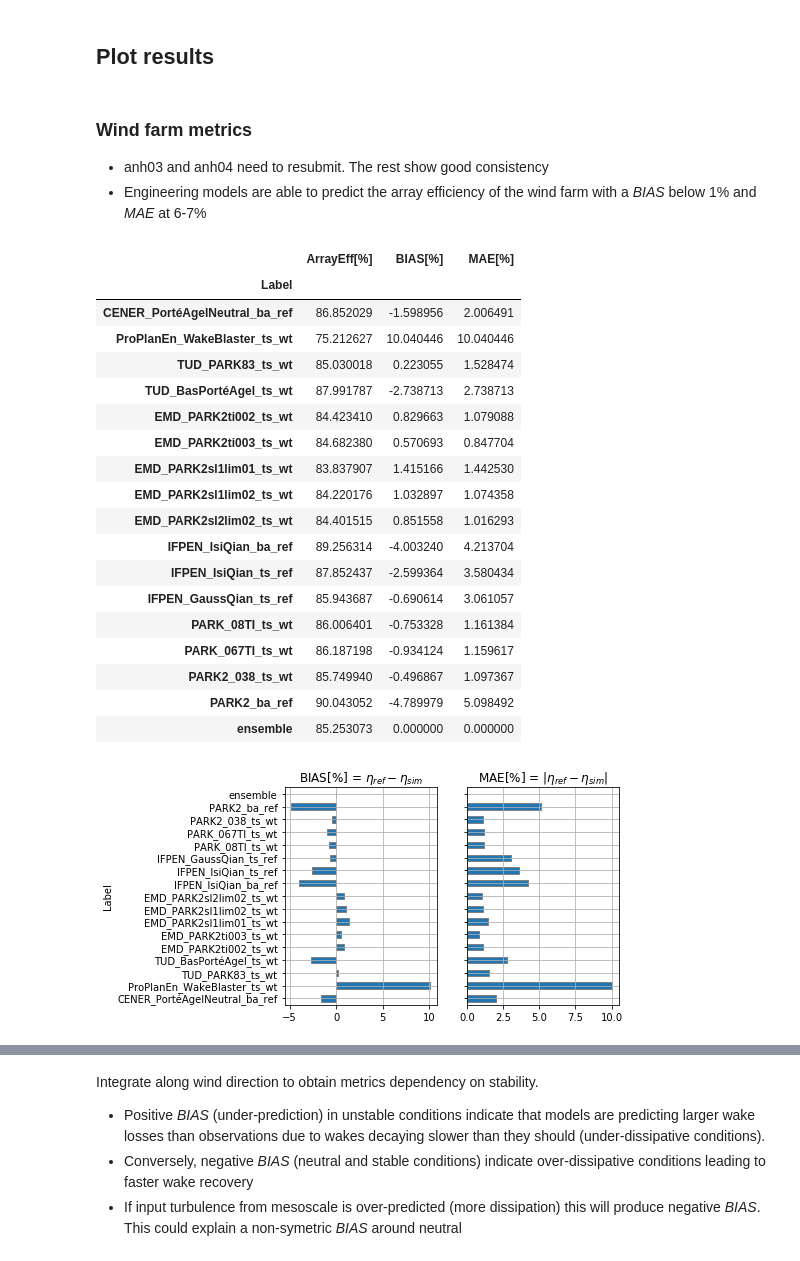
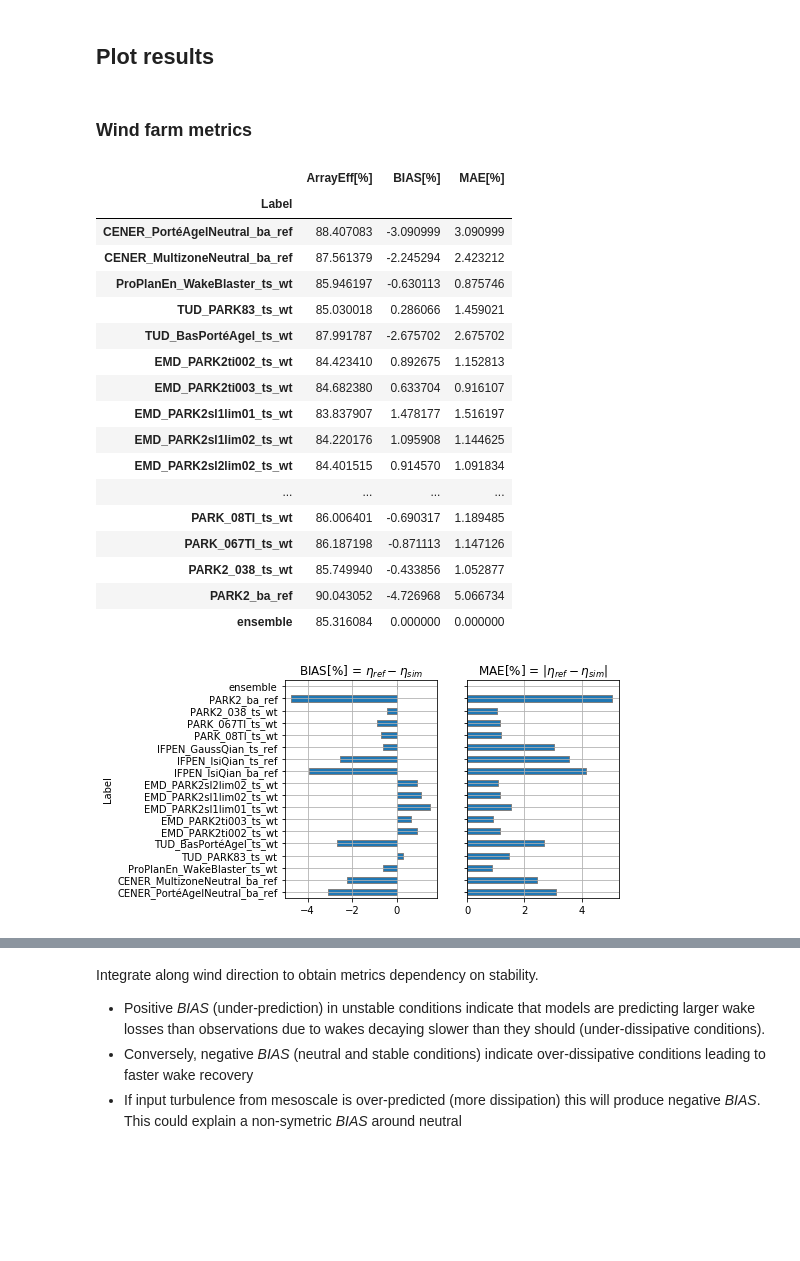
Before and after one commit to CENER-EPR/OWAbench, a Jupyter notebook: Anholt/Anholt_ArrayEfficiency.ipynb, the cells around one changed output, grey strips where cells are left out. Cells and saved outputs as stored; diff of their text form; code cells hidden in the pictures; blank space fills up the shorter version.

```diff
--- a/Anholt/Anholt_ArrayEfficiency.ipynb
+++ b/Anholt/Anholt_ArrayEfficiency.ipynb
@@ -37,9 +35,9 @@ n_sim = 19 # number of submited simulations + 1 (ensemble)
 sims = pd.DataFrame(columns = ['ID','Ensemble','Participant','Model Name', 'Model Type','Approach','Input','Remarks','Label'],
                    index = np.arange(0,n_sim,1))
 sims.loc[0]  = ['anh00a'  ,0,'CENER'    ,'FLORIS'     ,'Porté-Agel'         ,'ts','ctrl,ref','Neutral'         ,'CENER_PortéAgelNeutral_ba_ref']
-sims.loc[1]  = ['anh00b'  ,0,'CENER'    ,'FLORIS'     ,'Jensen'             ,'ba','ctrl,ref','Neutral'         ,'CENER_JensenNeutral_ba_ref'   ]
-sims.loc[2]  = ['anh00c'  ,0,'CENER'    ,'FLORIS'     ,'Multizone'          ,'ba','ctrl,ref','Neutral'         ,'CENER_MultizoneNeutral_ba_ref']
-sims.loc[3]  = ['anh01'   ,0,'ProPlanEn','WakeBlaster','RANS Eddy-Vis'      ,'ts','ctrl,wt' ,' '               ,'ProPlanEn_WakeBlaster_ts_wt']
+sims.loc[1]  = ['anh00b'  ,0,'CENER'    ,'FLORIS'     ,'Jensen'             ,'ts','ctrl,ref','Neutral'         ,'CENER_JensenNeutral_ba_ref'   ]
+sims.loc[2]  = ['anh00c'  ,0,'CENER'    ,'FLORIS'     ,'Multizone'          ,'ts','ctrl,ref','Neutral'         ,'CENER_MultizoneNeutral_ba_ref']
+sims.loc[3]  = ['anh01'   ,1,'ProPlanEn','WakeBlaster','RANS Eddy-Vis'      ,'ts','ctrl,wt' ,' '               ,'ProPlanEn_WakeBlaster_ts_wt']
 sims.loc[4]  = ['anh02a'  ,1,'TU-Delft' ,'eWakeLab'   ,'PARK83'             ,'ts','ctrl,wt' ,'Dynamic Cw'      ,'TUD_PARK83_ts_wt']
 sims.loc[5]  = ['anh02b'  ,1,'TU-Delft' ,'eWakeLab'   ,'Bastankah&PortéAgel','ts','ctrl,wt' ,'Dynamic Cw'      ,'TUD_BasPortéAgel_ts_wt']
 sims.loc[6]  = ['anh05a'  ,1,'EMD'      ,'WindPro'    ,'PARK2'              ,'ts','ctrl,wt' ,'TI-based lim002' ,'EMD_PARK2ti002_ts_wt']
@@ -56,7 +54,7 @@ sims.loc[16] = ['anh08c'  ,1,'Anonymous','WindPro'    ,'PARK'               ,'ts
 sims.loc[17] = ['anh09a'  ,0,'Anonymous','WindPro'    ,'PARK2'              ,'ba','ctrl,ref','Stability based' ,'PARK2_ba_ref']
 sims.loc[18] = ['ensemble',0,' '        ,' '          ,' '                  ,'ba',' '       ,' '               ,'ensemble']
 ensemble = sims.index[sims['Ensemble'] == 1].tolist()
-sims
+sims.style.set_properties(**{'text-align': 'center'})
 # %% [output]
 |  | ID | Ensemble | Participant | Model Name | Model Type | Approach | Input | Remarks | Label |
 | 0 | anh00a | 0 | CENER | FLORIS | Porté-Agel | ts | ctrl,ref | Neutral | CENER_PortéAgelNeutral_ba_ref |
@@ -345,56 +343,55 @@ for isim in range(n_sim):
 ## Plot results
 # %%
 # Here you can select which simulations to plot and highlight some of them
-#plotresults = sims.index.tolist()              # all simulations
-plotresults = ensemble.copy()                  # simulations participating in the ensemble
-plotresults.append(n_sim-1)                             # and the ensemble itself
 
-plotresults = list(range(0, n_sim))           # list the simulations you want to plot
+#plotresults = list(range(0, n_sim))                          # all simulations
 
-plotresults = [0,3,4,5,6,7,8,9,10,11,12,13,14,15,16,17,18]
+#plotresults = ensemble.copy()                           # simulations participating in the ensemble
+#plotresults.append(n_sim-1)                               # add the ensemble
 
-plotresultsname = [sims["Label"][x] for x in plotresults]
+plotresults = [0,2,3,4,5,6,7,8,9,10,11,12,13,14,15,16,17,18] # for cherry peaking
 
-highlight = ['anh00a','anh01','anh02b','anh05b','anh07a','anh08a']          # Highlight results in spagetti plots
-#highlight = ['anh05a','anh05b','anh05c','anh05d','anh05e']          # Highlight results in spagetti plots
+# use 'Label', 'ID' (anonymous) or any other column in the participants table to tag the simulations in the plots
+tags = 'Label'
+plotresultsname = [sims[tags][x] for x in plotresults]
+
+#highlight = ['anh00a','anh01','anh02b','anh05b','anh07a','anh08a']          # Highlight results in spagetti plots
+highlight = ['anh00a','anh00b','anh07a','anh07b','anh07c','anh09a']          # Highlight results in spagetti plots
+#highlight = ['anh00a','anh00b','anh00c']          # Highlight results in spagetti plots
-# %% [markdown]
-### Wind farm metrics
-
-* anh03 and anh04 need to resubmit. The rest show good consistency
-* Engineering models are able to predict the array efficiency of the wind farm with a *BIAS* below 1% and *MAE* at 6-7%
+# %% [markdown]
+### Wind farm metrics
 # %%
 # Compute wind farm metrics
 Metrics = pd.DataFrame(np.zeros((n_sim,3)),
                        columns = ['ArrayEff[%]','BIAS[%]','MAE[%]'],
-                       index = sims["Label"])
+                       index = sims[tags])
 for isim in range(n_sim):
-    Metrics.loc[sims["Label"][isim],'ArrayEff[%]'] = sim_eta_tot[isim]
-    Metrics.loc[sims["Label"][isim],'BIAS[%]'] = bias_tot[isim]
-    Metrics.loc[sims["Label"][isim],'MAE[%]'] = mae_tot[isim]
+    Metrics.loc[sims[tags][isim],'ArrayEff[%]'] = sim_eta_tot[isim]
+    Metrics.loc[sims[tags][isim],'BIAS[%]'] = bias_tot[isim]
+    Metrics.loc[sims[tags][isim],'MAE[%]'] = mae_tot[isim]
 
 fig, ax = plt.subplots(nrows=1, ncols=2, sharey='all')
 Metrics.iloc[plotresults]['BIAS[%]'].plot.barh(ax = ax[0], rot=0, grid=1, edgecolor = 'grey', title='BIAS[%] = $\eta_{ref}-\eta_{sim}$'); #colormap = 'bwr'
 Metrics.iloc[plotresults]['MAE[%]'].plot.barh(ax = ax[1], rot=0, grid=1, edgecolor = 'grey', title='MAE[%] = |$\eta_{ref}-\eta_{sim}$|'); #colormap = 'bwr'
 
 Metrics.iloc[plotresults]
 # %% [output]
 |  | ArrayEff[%] | BIAS[%] | MAE[%] |
 | Label |  |  |  |
-| CENER_PortéAgelNeutral_ba_ref | 86.852029 | -1.598956 | 2.006491 |
-| ProPlanEn_WakeBlaster_ts_wt | 75.212627 | 10.040446 | 10.040446 |
-| TUD_PARK83_ts_wt | 85.030018 | 0.223055 | 1.528474 |
-| TUD_BasPortéAgel_ts_wt | 87.991787 | -2.738713 | 2.738713 |
-| EMD_PARK2ti002_ts_wt | 84.423410 | 0.829663 | 1.079088 |
-| EMD_PARK2ti003_ts_wt | 84.682380 | 0.570693 | 0.847704 |
-| EMD_PARK2sl1lim01_ts_wt | 83.837907 | 1.415166 | 1.442530 |
-| EMD_PARK2sl1lim02_ts_wt | 84.220176 | 1.032897 | 1.074358 |
-| EMD_PARK2sl2lim02_ts_wt | 84.401515 | 0.851558 | 1.016293 |
-| IFPEN_IsiQian_ba_ref | 89.256314 | -4.003240 | 4.213704 |
-| IFPEN_IsiQian_ts_ref | 87.852437 | -2.599364 | 3.580434 |
-| IFPEN_GaussQian_ts_ref | 85.943687 | -0.690614 | 3.061057 |
-| PARK_08TI_ts_wt | 86.006401 | -0.753328 | 1.161384 |
-| PARK_067TI_ts_wt | 86.187198 | -0.934124 | 1.159617 |
-| PARK2_038_ts_wt | 85.749940 | -0.496867 | 1.097367 |
-| PARK2_ba_ref | 90.043052 | -4.789979 | 5.098492 |
-| ensemble | 85.253073 | 0.000000 | 0.000000 |
+| CENER_PortéAgelNeutral_ba_ref | 88.407083 | -3.090999 | 3.090999 |
+| CENER_MultizoneNeutral_ba_ref | 87.561379 | -2.245294 | 2.423212 |
+| ProPlanEn_WakeBlaster_ts_wt | 85.946197 | -0.630113 | 0.875746 |
+| TUD_PARK83_ts_wt | 85.030018 | 0.286066 | 1.459021 |
+| TUD_BasPortéAgel_ts_wt | 87.991787 | -2.675702 | 2.675702 |
+| EMD_PARK2ti002_ts_wt | 84.423410 | 0.892675 | 1.152813 |
+| EMD_PARK2ti003_ts_wt | 84.682380 | 0.633704 | 0.916107 |
+| EMD_PARK2sl1lim01_ts_wt | 83.837907 | 1.478177 | 1.516197 |
+| EMD_PARK2sl1lim02_ts_wt | 84.220176 | 1.095908 | 1.144625 |
+| EMD_PARK2sl2lim02_ts_wt | 84.401515 | 0.914570 | 1.091834 |
+| ... | ... | ... | ... |
+| PARK_08TI_ts_wt | 86.006401 | -0.690317 | 1.189485 |
+| PARK_067TI_ts_wt | 86.187198 | -0.871113 | 1.147126 |
+| PARK2_038_ts_wt | 85.749940 | -0.433856 | 1.052877 |
+| PARK2_ba_ref | 90.043052 | -4.726968 | 5.066734 |
+| ensemble | 85.316084 | 0.000000 | 0.000000 |
-[figure, old version]
+[figure, new version]
```
Also changed, not shown: parts of 14 cells of this notebook, 2 other files.
